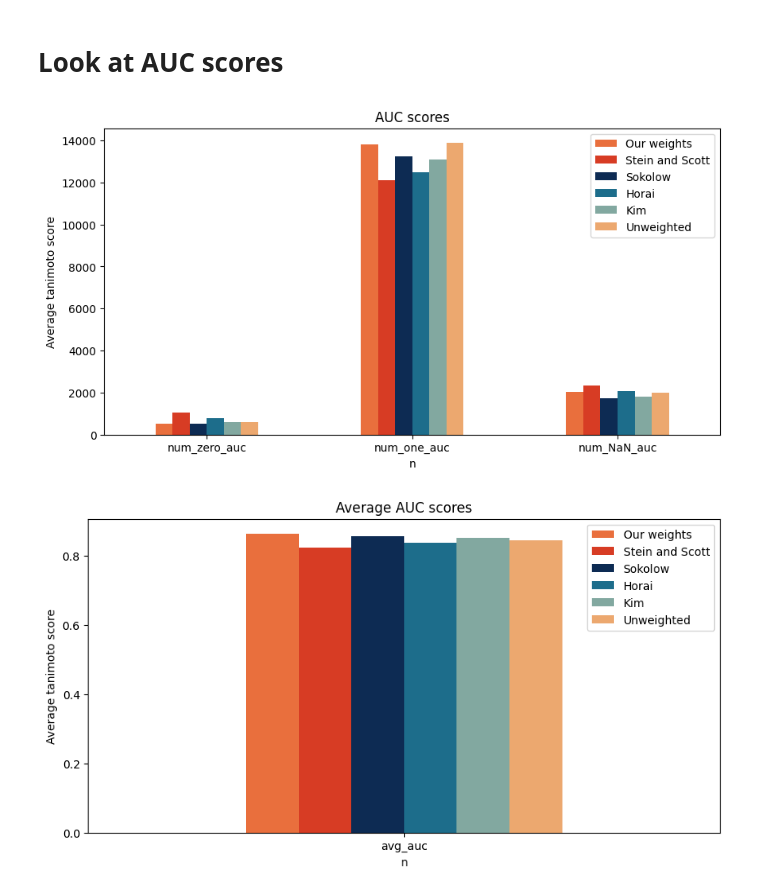
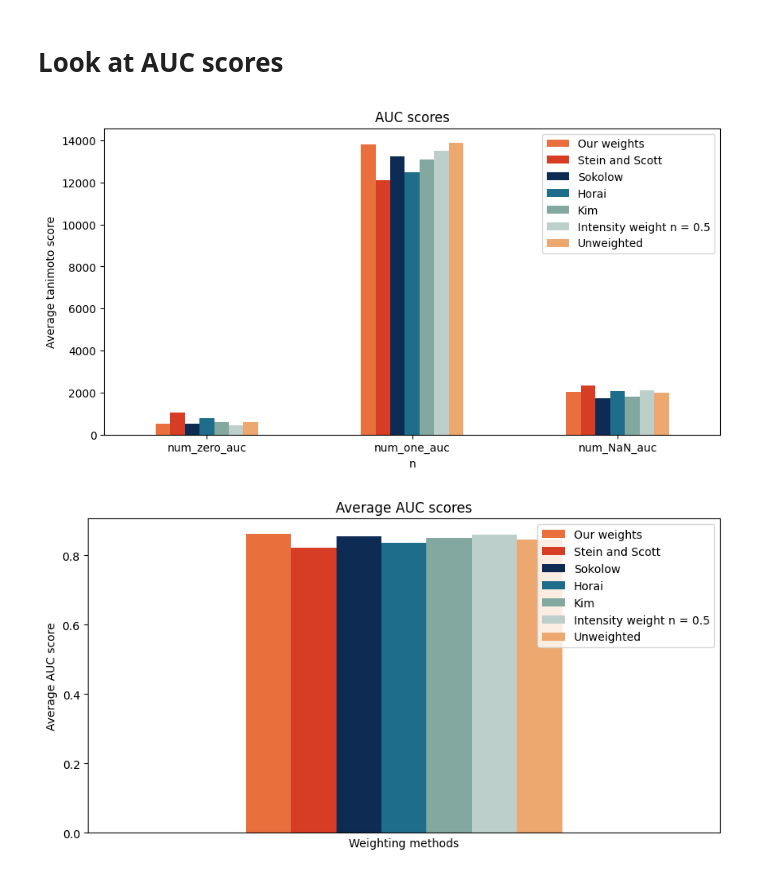
Before and after one commit to enveda/weighting-spectral-similarity, a Jupyter notebook: notebooks/2_library_search/3_results_benchmark.ipynb, the cells around one changed output. Saved outputs shown, nothing was run; the diff lists cells and outputs as text; code cells hidden in the pictures.

Commit message:
Updated graphs and added simlarity files

```diff
--- a/notebooks/2_library_search/3_results_benchmark.ipynb
+++ b/notebooks/2_library_search/3_results_benchmark.ipynb
@@ -16,9 +16,10 @@ QUERY_DIR = "../../data/modified_cosine_queries/"
 
 # Chloe's s3 path
 path = "..."
-QUERY_PATH = (
-    f"s3://{path}/cosine_similarity/modified_cosine_queries/"
-)
+QUERY_PATH = QUERY_DIR
+# QUERY_PATH = (
+#     f"s3://{path}/cosine_similarity/modified_cosine_queries/"
+# )
 DATA_DIR = "../../data/"
 
 UNWEIGHTED_FILE = "no_weights/filtered_10_ppm"
@@ -29,6 +30,7 @@ WEIGHTED_FILES = [
     "Stein_weights_0.5_2/10_ppm_stein_weights_0.5_2",
     # 'Stein_weights_0.6_2/10_ppm_stein_weights_0.6_2',
     "Stein_weights_0.53_1.3/10_ppm_stein_weights_0.53_1.3",
+    "/0.5_filtered_10_ppm",
 ]
 
 NAME_DICT = {
@@ -38,6 +40,7 @@ NAME_DICT = {
     "Stein_weights_0.5_2/10_ppm_stein_weights_0.5_2": "Horai",
     #  'Stein_weights_0.6_2/10_ppm_stein_weights_0.6_2': 'NIST',
     "Stein_weights_0.53_1.3/10_ppm_stein_weights_0.53_1.3": "Kim",
+    "/0.5_filtered_10_ppm": "Intensity weight n = 0.5",
 }
 WEIGHTED_NAMES = [NAME_DICT[file] for file in WEIGHTED_FILES]
 # %% [markdown]
@@ -217,6 +232,7 @@ color_dict = {
     "Sokolow": "#0d2b53",
     "Horai": "#1d6d8b",
     "Kim": "#82a8a0",
+    "Intensity weight n = 0.5": "#bdcfcbff"
 }
 
 # color_dict = {
@@ -341,7 +357,7 @@ axes[1, 1].set_xlabel("# of matches", weight="bold")
 axes[1, 1].legend_.remove()
 
 plt.tight_layout()
-plt.legend(handles=[x for x in handles], bbox_to_anchor=(1.5, 1.5))
+plt.legend(handles=[x for x in handles], bbox_to_anchor=(1.6, 1.5))
 plt.savefig("../../data/figure_4.png", dpi=400)
 plt.show()
 # %% [output]
@@ -438,13 +454,19 @@ plt.ylabel("Average tanimoto score")
 plt.xlabel("n")
 plt.show()
 # %% [output]
-[figure, old version]
+[figure, new version]
 # %%
 # Create bar plot
 auc_scores.loc[["avg_auc"]].plot.bar(figsize=(10, 5), rot=0, color=color_dict)
 plt.title("Average AUC scores")
-plt.ylabel("Average tanimoto score")
-plt.xlabel("n")
+plt.ylabel("Average AUC score")
+plt.xlabel("Weighting methods")
+plt.tick_params(
+    axis='x',          # changes apply to the x-axis
+    which='both',      # both major and minor ticks are affected
+    bottom=False,      # ticks along the bottom edge are off
+    top=False,         # ticks along the top edge are off
+    labelbottom=False)
 plt.show()
 # %% [output]
-[figure, old version]
+[figure, new version]
```
Also changed, not shown: parts of 4 cells of this notebook, 3 other files.
